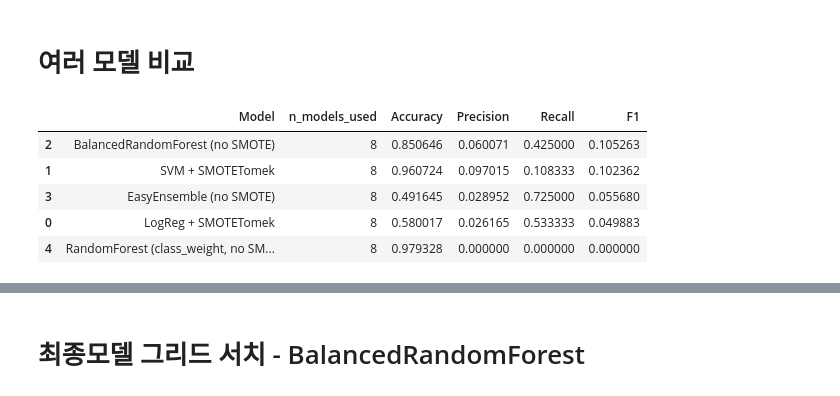
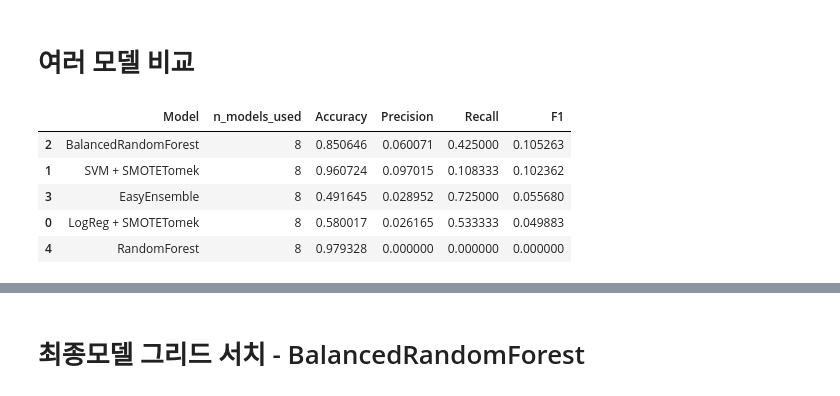
Before and after one commit to oneline47/DM_closure-prediction, a Jupyter notebook: src/statistical_feature_model.ipynb, the cells around one changed output, grey strips where cells are left out. Drawn from its saved outputs; the diff is of its cells as text; code cells hidden in the pictures.

```diff
--- a/src/statistical_feature_model.ipynb
+++ b/src/statistical_feature_model.ipynb
@@ -233,9 +233,8 @@ X_test_scaled = scaler.transform(X_test)
 models = {
     'LogisticRegression': LogisticRegression(random_state=42, max_iter=1000, class_weight="balanced"),
     'SVM': SVC(random_state=42, class_weight="balanced"),
-    'EasyEnsembleClassifier': EasyEnsembleClassifier(random_state=47, n_jobs=-1)
+    'EasyEnsembleClassifier': EasyEnsembleClassifier(random_state=47, n_jobs=1)
 }
-
 
 # 결과 저장
 results = {'Model': [], 'Accuracy': [], 'Precision': [], 'Recall': [], 'F1': []}
@@ -441,16 +451,16 @@ candidates = [
      SVC(random_state=42, class_weight="balanced", probability=True),
      True),
 
-    ("BalancedRandomForest (no SMOTE)",
-     BalancedRandomForestClassifier(random_state=42, n_estimators=300, n_jobs=-1),
+    ("BalancedRandomForest",
+     BalancedRandomForestClassifier(random_state=42, n_estimators=300, n_jobs=1),
      False),
 
-    ("EasyEnsemble (no SMOTE)",
-     EasyEnsembleClassifier(random_state=47, n_jobs=-1),
+    ("EasyEnsemble",
+     EasyEnsembleClassifier(random_state=47, n_jobs=1),
      False),
 
-    ("RandomForest (class_weight, no SMOTE)",
-     RandomForestClassifier(random_state=42, n_estimators=300, class_weight="balanced", n_jobs=-1),
+    ("RandomForest",
+     RandomForestClassifier(random_state=42, n_estimators=300, class_weight="balanced", n_jobs=1),
      False),
 ]
 
@@ -495,35 +505,35 @@ def eval_quarter_ensemble(base_model, use_smote, min_rows=30):
         X_test_scaled = scaler.transform(X_test)
         probas.append(model.predict_proba(X_test_scaled)[:, 1])
 
     avg_proba = np.mean(np.vstack(probas), axis=0)
     y_pred = (avg_proba >= 0.5).astype(int)
 
     return {
         "n_models_used": len(trained),
         "Accuracy": accuracy_score(y_test, y_pred),
         "Precision": precision_score(y_test, y_pred, zero_division=0),
         "Recall": recall_score(y_test, y_pred, zero_division=0),
         "F1": f1_score(y_test, y_pred, zero_division=0),
     }
 
 
 # -------------------------------------------------
 # 3) 후보별로 돌려서 결과 비교
 # -------------------------------------------------
 rows = []
 for name, model, use_smote in candidates:
     out = eval_quarter_ensemble(model, use_smote=use_smote, min_rows=30)
     if out is None:
         rows.append({"Model": name, "n_models_used": 0, "Accuracy": np.nan, "Precision": np.nan, "Recall": np.nan, "F1": np.nan})
     else:
         rows.append({"Model": name, **out})
 
 results_df = pd.DataFrame(rows).sort_values("F1", ascending=False)
 results_df
 # %% [output]
 |  | Model | n_models_used | Accuracy | Precision | Recall | F1 |
-| 2 | BalancedRandomForest (no SMOTE) | 8 | 0.850646 | 0.060071 | 0.425000 | 0.105263 |
+| 2 | BalancedRandomForest | 8 | 0.850646 | 0.060071 | 0.425000 | 0.105263 |
 | 1 | SVM + SMOTETomek | 8 | 0.960724 | 0.097015 | 0.108333 | 0.102362 |
-| 3 | EasyEnsemble (no SMOTE) | 8 | 0.491645 | 0.028952 | 0.725000 | 0.055680 |
+| 3 | EasyEnsemble | 8 | 0.491645 | 0.028952 | 0.725000 | 0.055680 |
 | 0 | LogReg + SMOTETomek | 8 | 0.580017 | 0.026165 | 0.533333 | 0.049883 |
-| 4 | RandomForest (class_weight, no SM... | 8 | 0.979328 | 0.000000 | 0.000000 | 0.000000 |
+| 4 | RandomForest | 8 | 0.979328 | 0.000000 | 0.000000 | 0.000000 |
```
Also changed, not shown: parts of 3 cells of this notebook.
